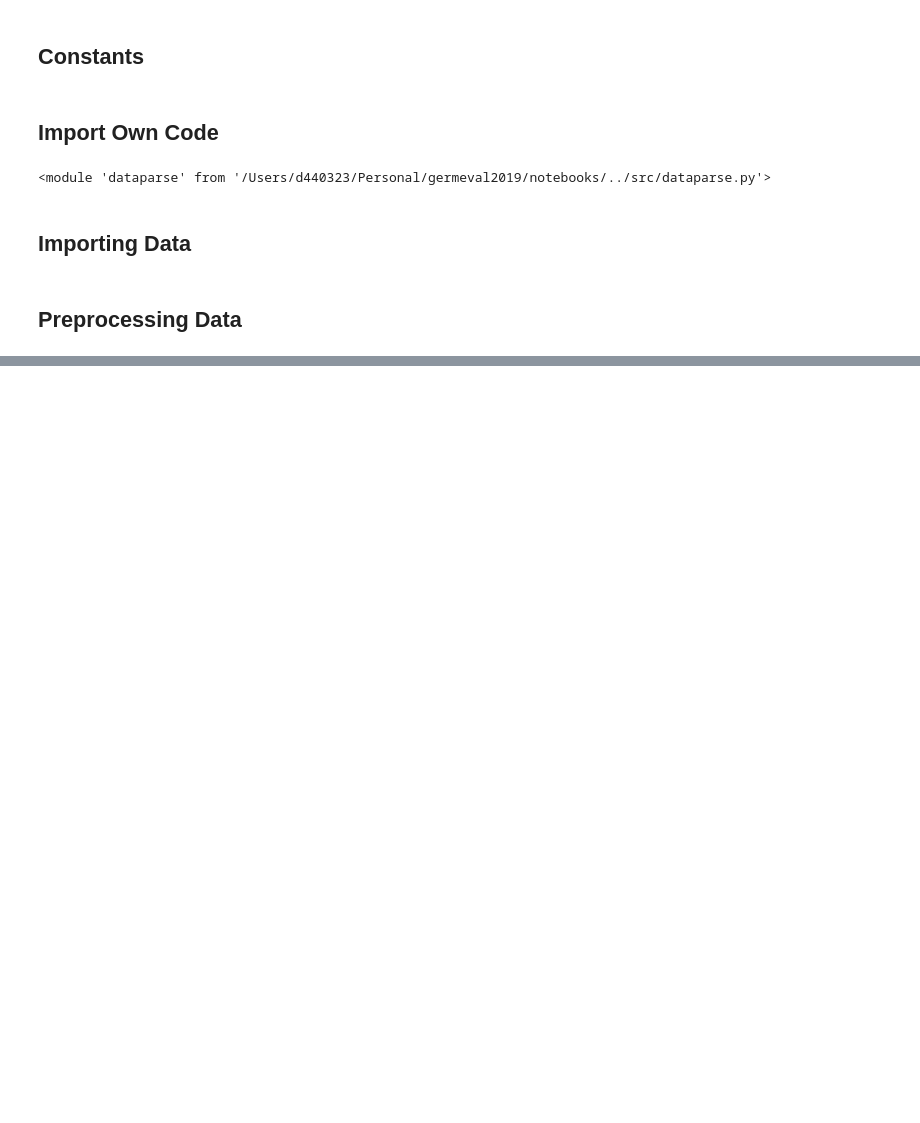
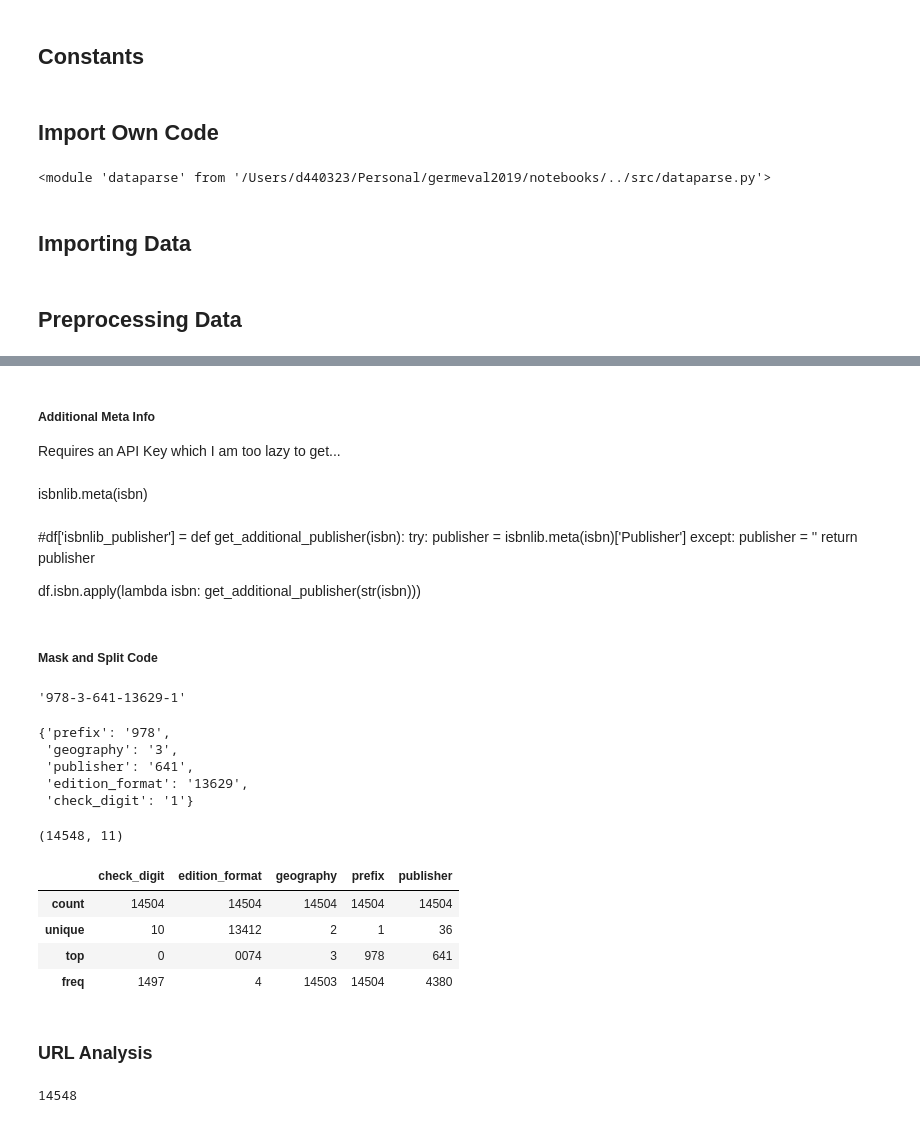
Before and after one commit to kylehiroyasu/germeval2019, a Jupyter notebook: notebooks/0.2-Evaluation_Data_Parse.ipynb, the cells around one changed output, grey strips where cells are left out. Cells and saved outputs as stored; diff of their text form; code cells hidden in the pictures; blank space fills up the shorter version.

Commit message:
notebook showing possible feature engineering steps, not encoded but broken into small pieces

```diff
--- a/notebooks/0.2-Evaluation_Data_Parse.ipynb
+++ b/notebooks/0.2-Evaluation_Data_Parse.ipynb
@@ -56,0 +75,2 @@ What isn't clear is what happens where there are multiple authos how they may be
+# %%
+df['valid_isbn'] = df.isbn.apply(lambda isbn: isbnlib.is_isbn13(str(isbn)))
@@ -56,0 +103,66 @@ What isn't clear is what happens where there are multiple authos how they may be
+# %% [markdown]
+##### Additional Meta Info
+
+Requires an API Key which I am too lazy to get...
+# %% [markdown]
+isbnlib.meta(isbn)
+# %% [markdown]
+#df['isbnlib_publisher'] =
+def get_additional_publisher(isbn):
+    try:
+        publisher = isbnlib.meta(isbn)['Publisher']
+    except:
+        publisher = ''
+    return publisher
+
+
+df.isbn.apply(lambda isbn: get_additional_publisher(str(isbn)))
+# %% [markdown]
+##### Mask and Split Code
+# %%
+isbnlib.mask(isbn)
+# %% [output]
+'978-3-641-13629-1'
+# %%
+def isbn_decode(isbn):
+    """
+    Uses isbnlib to mask the isbn value and then split it's chunks into a dict. If this fails an empty dict will
+    be returned. The interpretation of the chunks is assumed to be consistent with the description found here:
+    https://www.isbn-international.org/content/what-isbn
+    """
+    try:
+        delimited_isbn = isbnlib.mask(isbn)
+        isbn_parts = delimited_isbn.split('-')
+        isbn_dict = {}
+        isbn_dict['prefix'] = isbn_parts[0]
+        isbn_dict['geography'] = isbn_parts[1]
+        isbn_dict['publisher'] = isbn_parts[2]
+        isbn_dict['edition_format'] = isbn_parts[3]
+        isbn_dict['check_digit'] = isbn_parts[4]
+    except:
+        isbn_dict = {}
+    return isbn_dict
+# %%
+isbn_decode(isbn)
+# %% [output]
+{'prefix': '978',
+ 'geography': '3',
+ 'publisher': '641',
+ 'edition_format': '13629',
+ 'check_digit': '1'}
+# %%
+df.shape
+# %% [output]
+(14548, 11)
+# %%
+decoded_isbns = df.isbn.apply(lambda isbn: isbn_decode(str(isbn))).tolist()
+# %%
+decoded_isbns_df = pd.DataFrame(decoded_isbns)
+# %%
+decoded_isbns_df.describe()
+# %% [output]
+|  | check_digit | edition_format | geography | prefix | publisher |
+| count | 14504 | 14504 | 14504 | 14504 | 14504 |
+| unique | 10 | 13412 | 2 | 1 | 36 |
+| top | 0 | 0074 | 3 | 978 | 641 |
+| freq | 1497 | 4 | 14503 | 14504 | 4380 |
@@ -56,0 +171,6 @@ What isn't clear is what happens where there are multiple authos how they may be
+# %% [markdown]
+### URL Analysis
+# %%
+df.url.nunique()
+# %% [output]
+14548
```
Also changed, not shown: parts of 35 cells of this notebook.
